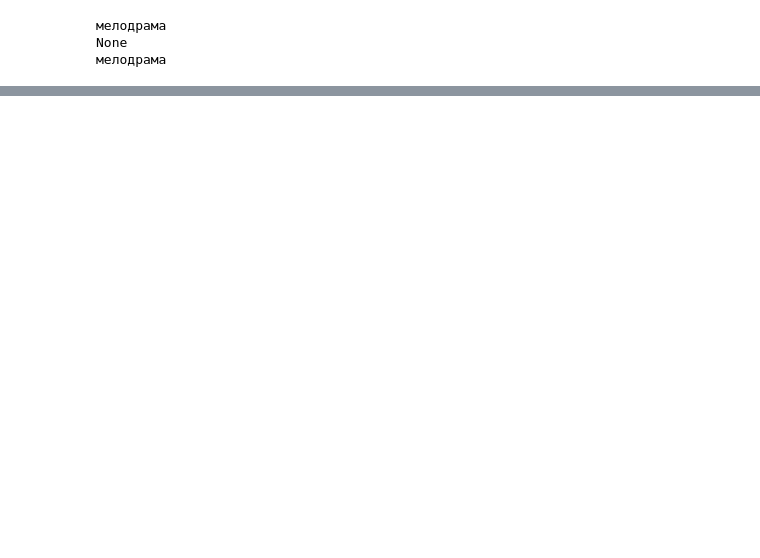
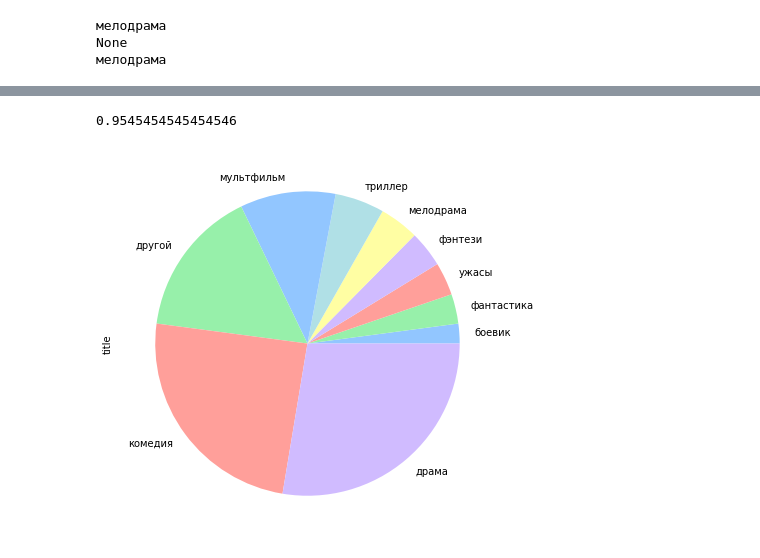
Before and after one commit to mangustik228/project_ds_4, a Jupyter notebook: project_4.ipynb, the cells around one changed output, grey strips where cells are left out. Saved outputs shown, nothing was run; the diff lists cells and outputs as text; code cells hidden in the pictures; blank space fills up the shorter version.

```diff
--- a/project_4.ipynb
+++ b/project_4.ipynb
@@ -329,0 +487,2 @@ df[df['box_office'].notna()].pivot_table(
+# %%
+df = df.query('financing_total > 0')
@@ -329,0 +515,9 @@ df[df['box_office'].notna()].pivot_table(
+# %%
+273 / len(df)
+# %% [output]
+0.9545454545454546
+# %%
+df.groupby('main_genre')['title'].count().sort_values().plot(kind='pie', figsize=(7,7))
+plt.show()
+# %% [output]
+[figure, added]
```
Also changed, not shown: parts of 120 cells of this notebook.
